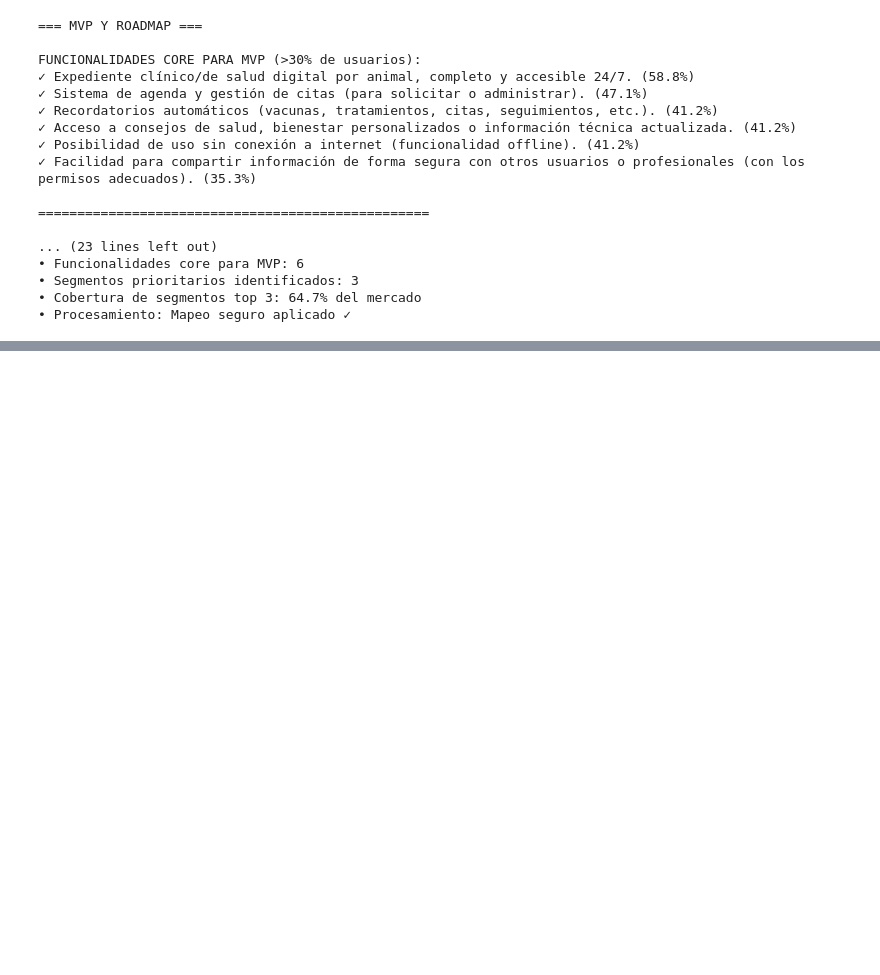
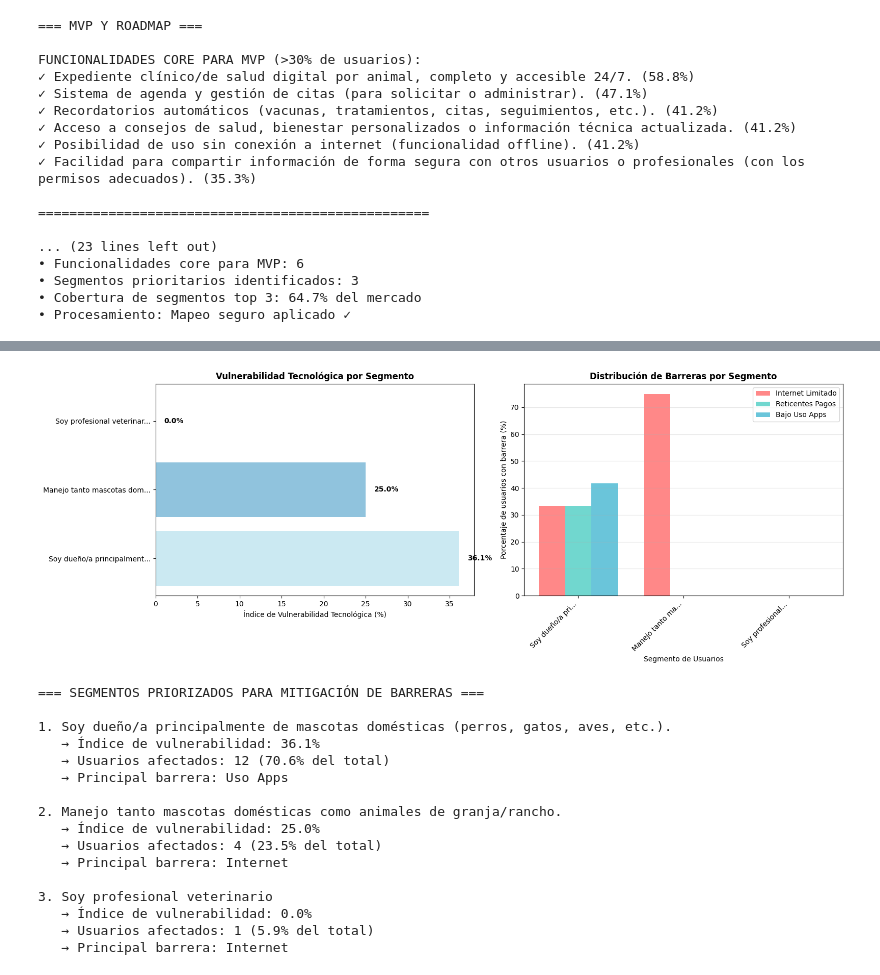
Before and after one commit to betooxx-dev/md-vetzoone, a Jupyter notebook: notebook_main.ipynb, the cells around one changed output, grey strips where cells are left out. Cells and saved outputs as stored; diff of their text form; code cells hidden in the pictures; blank space fills up the shorter version.

```diff
--- a/notebook_main.ipynb
+++ b/notebook_main.ipynb
@@ -879,0 +1212,67 @@ FUNCIONALIDADES CORE PARA MVP (>30% de usuarios):
+# %%
+fig, (ax1, ax2) = plt.subplots(1, 2, figsize=(16, 6))
+
+colors = plt.cm.RdYlBu_r(segmentos_vulnerables_df['indice_vulnerabilidad'] / 100)
+bars1 = ax1.barh(range(len(segmentos_vulnerables_df)),
+                 segmentos_vulnerables_df['indice_vulnerabilidad'],
+                 color=colors)
+
+legend_labels = [label[:25] + '...' if len(label) > 25 else label
+                for label in segmentos_vulnerables_df['segmento']]
+ax1.set_yticks(range(len(segmentos_vulnerables_df)))
+ax1.set_yticklabels(legend_labels)
+ax1.set_xlabel('Índice de Vulnerabilidad Tecnológica (%)')
+ax1.set_title('Vulnerabilidad Tecnológica por Segmento', fontweight='bold')
+
+for i, (bar, row) in enumerate(zip(bars1, segmentos_vulnerables_df.iterrows())):
+    width = bar.get_width()
+    ax1.text(width + 1, bar.get_y() + bar.get_height()/2,
+             f'{width:.1f}%', ha='left', va='center', fontweight='bold')
+
+segmentos_short = [s[:15] + '...' if len(s) > 15 else s for s in segmentos_vulnerables_df['segmento']]
+x = np.arange(len(segmentos_short))
+width = 0.25
+
+bars2 = ax2.bar(x - width, segmentos_vulnerables_df['pct_limitados_internet'],
+                width, label='Internet Limitado', color='#ff6b6b', alpha=0.8)
+bars3 = ax2.bar(x, segmentos_vulnerables_df['pct_reticentes_pagos'],
+                width, label='Reticentes Pagos', color='#4ecdc4', alpha=0.8)
+bars4 = ax2.bar(x + width, segmentos_vulnerables_df['pct_bajo_uso_apps'],
+                width, label='Bajo Uso Apps', color='#45b7d1', alpha=0.8)
+
+ax2.set_xlabel('Segmento de Usuarios')
+ax2.set_ylabel('Porcentaje de usuarios con barrera (%)')
+ax2.set_title('Distribución de Barreras por Segmento', fontweight='bold')
+ax2.set_xticks(x)
+ax2.set_xticklabels(segmentos_short, rotation=45, ha='right')
+ax2.legend()
+ax2.grid(axis='y', alpha=0.3)
+
+plt.tight_layout()
+plt.show()
+
+print(f"\n=== SEGMENTOS PRIORIZADOS PARA MITIGACIÓN DE BARRERAS ===\n")
+for i, (idx, segmento) in enumerate(segmentos_vulnerables_df.iterrows()):
+    print(f"{i+1}. {segmento['segmento']}")
+    print(f"   → Índice de vulnerabilidad: {segmento['indice_vulnerabilidad']:.1f}%")
+    print(f"   → Usuarios afectados: {segmento['usuarios']} ({segmento['pct_total']:.1f}% del total)")
+    print(f"   → Principal barrera: {'Internet' if segmento['pct_limitados_internet'] == max(segmento['pct_limitados_internet'], segmento['pct_reticentes_pagos'], segmento['pct_bajo_uso_apps']) else 'Pagos' if segmento['pct_reticentes_pagos'] == max(segmento['pct_limitados_internet'], segmento['pct_reticentes_pagos'], segmento['pct_bajo_uso_apps']) else 'Uso Apps'}")
+    print()
+# %% [output]
+[figure, added]
+=== SEGMENTOS PRIORIZADOS PARA MITIGACIÓN DE BARRERAS ===
+
+1. Soy dueño/a principalmente de mascotas domésticas (perros, gatos, aves, etc.).
+   → Índice de vulnerabilidad: 36.1%
+   → Usuarios afectados: 12 (70.6% del total)
+   → Principal barrera: Uso Apps
+
+2. Manejo tanto mascotas domésticas como animales de granja/rancho.
+   → Índice de vulnerabilidad: 25.0%
+   → Usuarios afectados: 4 (23.5% del total)
+   → Principal barrera: Internet
+
+3. Soy profesional veterinario
+   → Índice de vulnerabilidad: 0.0%
+   → Usuarios afectados: 1 (5.9% del total)
+   → Principal barrera: Internet
```
Also changed, not shown: parts of 16 cells of this notebook.
